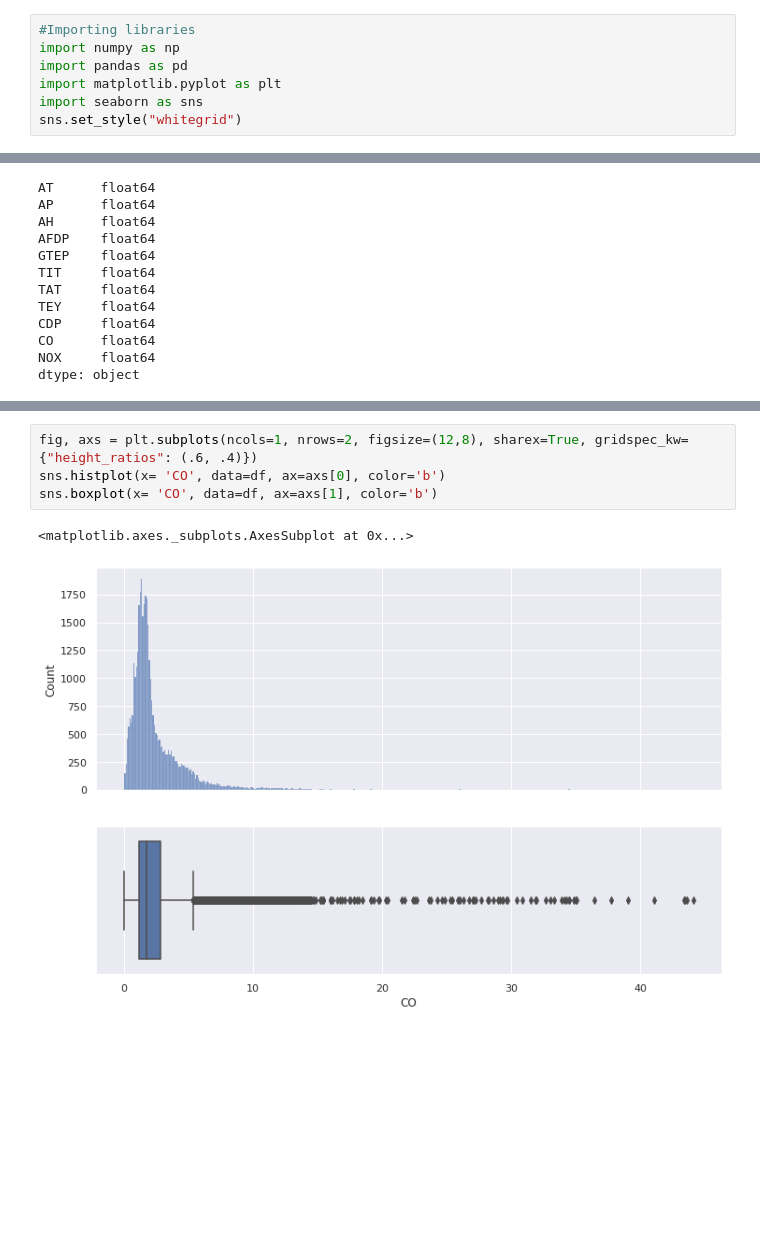
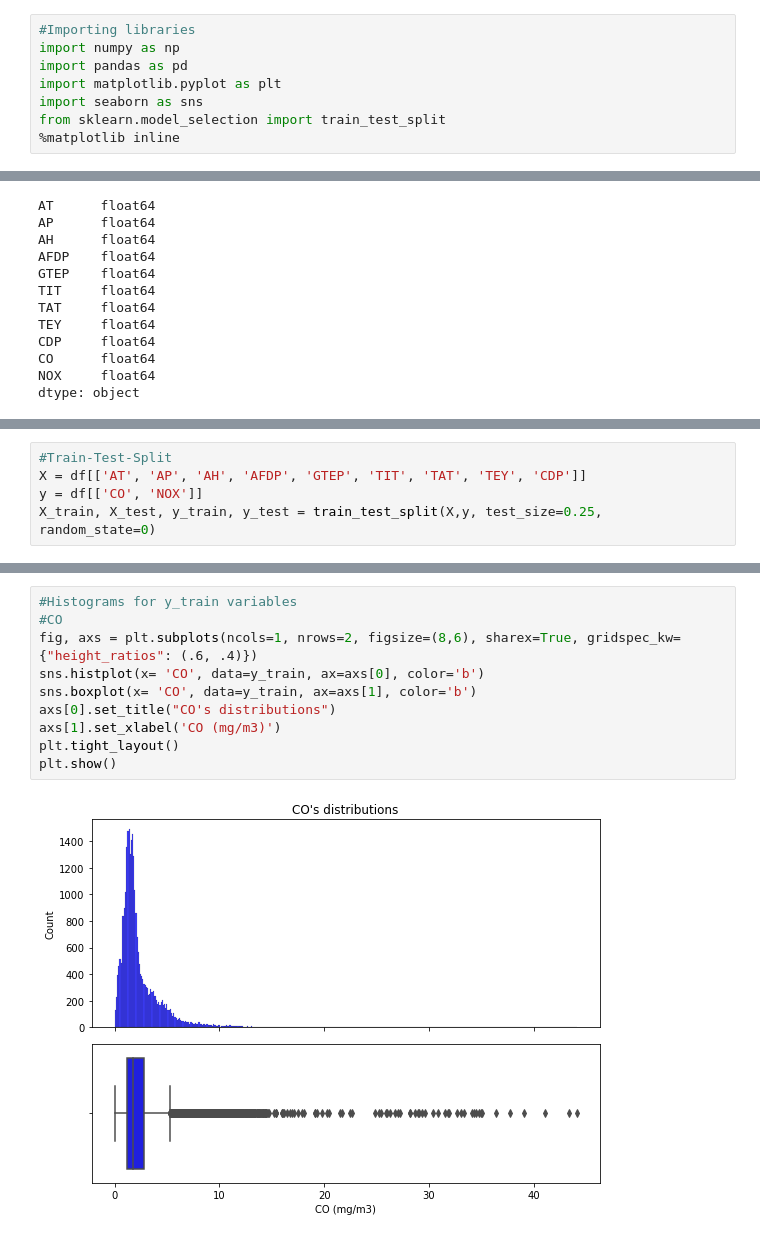
Before and after one commit to jrodas19/gas_turbine_emissions_prediction, a Jupyter notebook: preprocessing.ipynb, the cells around one changed output, grey strips where cells are left out. Saved outputs shown, nothing was run; the diff lists cells and outputs as text; blank space fills up the shorter version.

```diff
--- a/preprocessing.ipynb
+++ b/preprocessing.ipynb
@@ -4,4 +4,5 @@ import numpy as np
 import pandas as pd
 import matplotlib.pyplot as plt
 import seaborn as sns
-sns.set_style("whitegrid")
+from sklearn.model_selection import train_test_split
+%matplotlib inline
@@ -50,4 +60,9 @@ df.describe()
 | 50% | 17.801000 | 1012.600000 | 80.470000 | 3.937700 | 25.104000 | 1085.900000 | 549.880000 | 133.730000 | 11.965000 | 1.713500 | 63.849000 |
 | 75% | 23.665000 | 1017.000000 | 89.376000 | 4.376900 | 29.061000 | 1097.000000 | 550.040000 | 144.080000 | 12.855000 | 2.842900 | 71.548000 |
 | max | 37.103000 | 1036.600000 | 100.200000 | 7.610600 | 40.716000 | 1100.900000 | 550.610000 | 179.500000 | 15.159000 | 44.103000 | 119.910000 |
+# %%
+#Train-Test-Split
+X = df[['AT', 'AP', 'AH', 'AFDP', 'GTEP', 'TIT', 'TAT', 'TEY', 'CDP']]
+y = df[['CO', 'NOX']]
+X_train, X_test, y_train, y_test = train_test_split(X,y, test_size=0.25, random_state=0)
 # %%
@@ -60,8 +83,13 @@ sns.scatterplot(x=df.index, y='NOX', data=df, ax=axs[1], color='r')
 # %%
-fig, axs = plt.subplots(ncols=1, nrows=2, figsize=(12,8), sharex=True, gridspec_kw={"height_ratios": (.6, .4)})
-sns.histplot(x= 'CO', data=df, ax=axs[0], color='b')
-sns.boxplot(x= 'CO', data=df, ax=axs[1], color='b')
+#Histograms for y_train variables
+#CO
+fig, axs = plt.subplots(ncols=1, nrows=2, figsize=(8,6), sharex=True, gridspec_kw={"height_ratios": (.6, .4)})
+sns.histplot(x= 'CO', data=y_train, ax=axs[0], color='b')
+sns.boxplot(x= 'CO', data=y_train, ax=axs[1], color='b')
+axs[0].set_title("CO's distributions")
+axs[1].set_xlabel('CO (mg/m3)')
+plt.tight_layout()
+plt.show()
 # %% [output]
-<matplotlib.axes._subplots.AxesSubplot at 0x...>
-[figure, old version]
+[figure, new version]
 # %%
```
Also changed, not shown: parts of 24 cells of this notebook, 7 other files.
